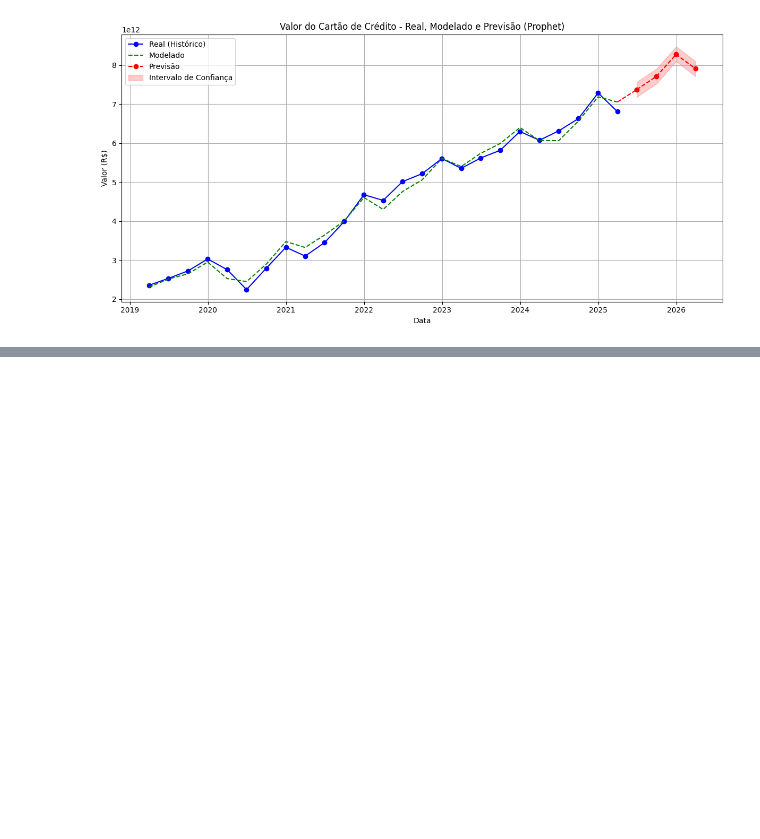
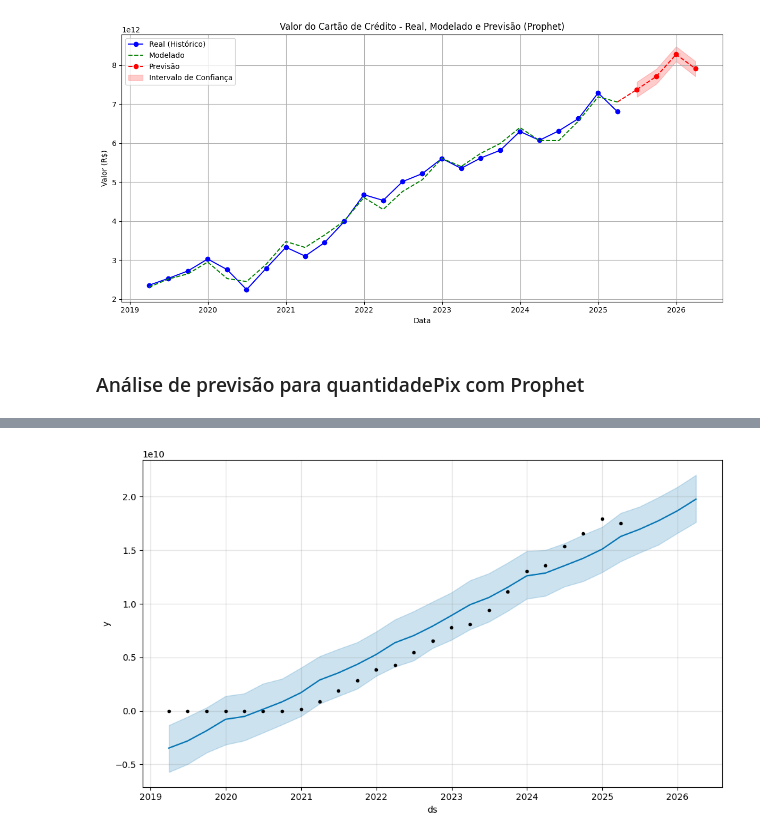
Before and after one commit to caiobarrosmelo/etlBCB, a Jupyter notebook: MachineLearning.ipynb, the cells around one changed output, grey strips where cells are left out. Saved outputs shown, nothing was run; the diff lists cells and outputs as text; code cells hidden in the pictures; blank space fills up the shorter version.

Commit message:
- Elaboração de dois modelos de previsão para quantidadePix e quantidadeTED utilizando Prophet

```diff
--- a/MachineLearning.ipynb
+++ b/MachineLearning.ipynb
@@ -276,3 +300,23 @@ plt.tight_layout()
 plt.show()
 # %% [output]
 [figure]
+# %% [markdown]
+### Análise de previsão para quantidadePix com Prophet
+# %%
+from prophet import Prophet
+import pandas as pd
+
+
+df_prophet = df[['datatrimestre', 'quantidadePix']].rename(columns={
+    'datatrimestre': 'ds',
+    'quantidadePix': 'y'
+})
+
+
+model = Prophet()
+model.fit(df_prophet)
+
+future = model.make_future_dataframe(periods=4, freq='QE')
+forecast = model.predict(future)
+fig = model.plot(forecast)
+# %% [output]
@@ -278,0 +325 @@ plt.show()
+[figure, added]
```
Also changed, not shown: parts of 16 cells of this notebook.
